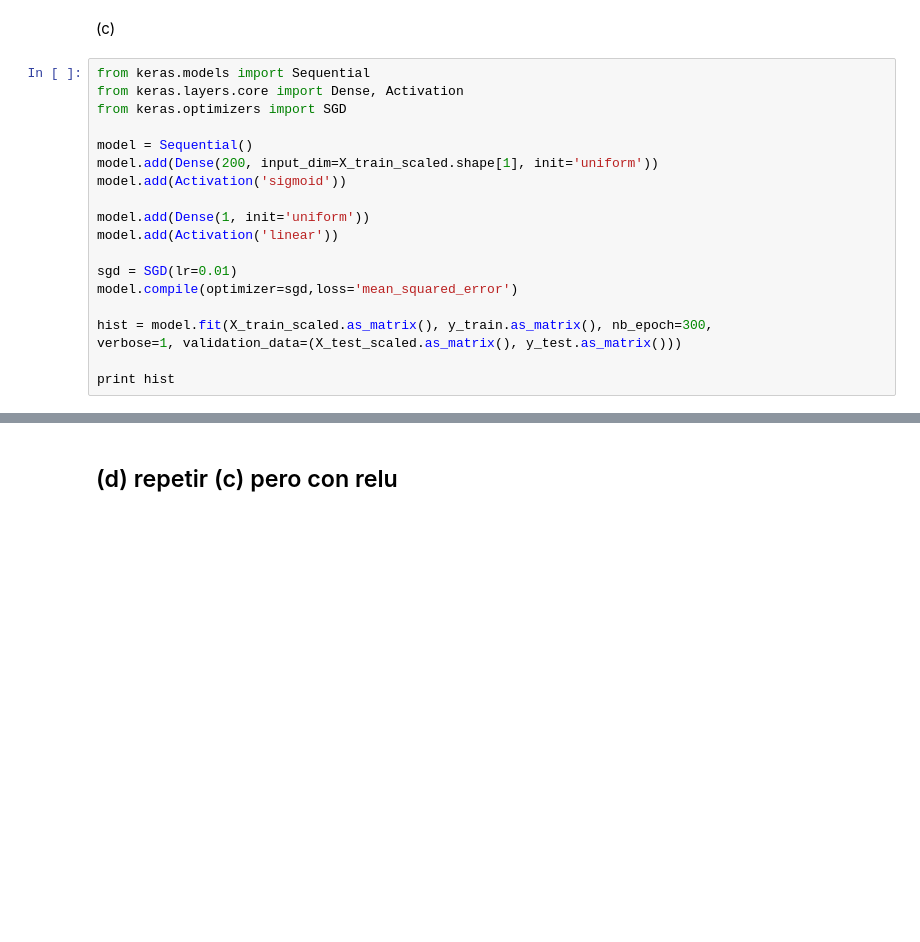
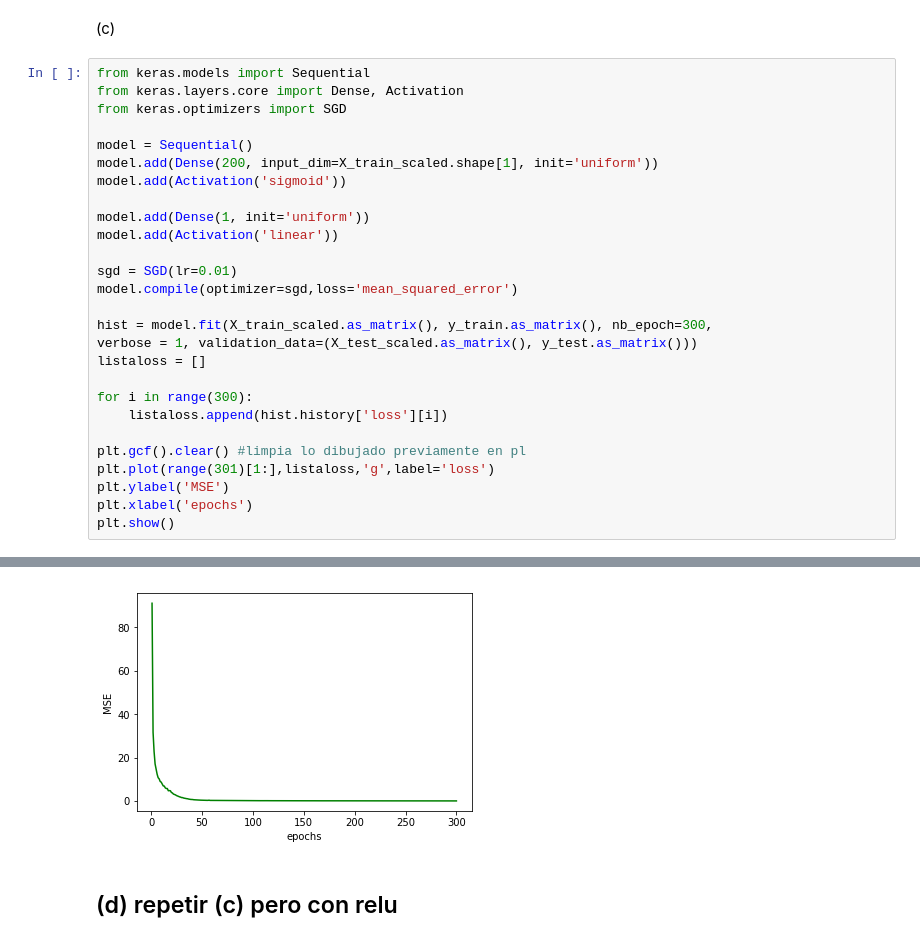
Before and after one commit to felipeavaria/Redes_Neuronales_Artificiales, a Jupyter notebook: Tarea-1/3_prediccion.ipynb, the cells around one changed output, grey strips where cells are left out. Drawn from its saved outputs; the diff is of its cells as text; blank space fills up the shorter version.

```diff
--- a/Tarea-1/3_prediccion.ipynb
+++ b/Tarea-1/3_prediccion.ipynb
@@ -60,9 +61,17 @@ sgd = SGD(lr=0.01)
 model.compile(optimizer=sgd,loss='mean_squared_error')
 
 hist = model.fit(X_train_scaled.as_matrix(), y_train.as_matrix(), nb_epoch=300,
-verbose=1, validation_data=(X_test_scaled.as_matrix(), y_test.as_matrix()))
+verbose = 1, validation_data=(X_test_scaled.as_matrix(), y_test.as_matrix()))
+listaloss = []
 
-print hist
+for i in range(300):
+    listaloss.append(hist.history['loss'][i])
+
+plt.gcf().clear() #limpia lo dibujado previamente en pl
+plt.plot(range(301)[1:],listaloss,'g',label='loss')
+plt.ylabel('MSE')
+plt.xlabel('epochs')
+plt.show()
 # %% [output]
 Train on 379 samples, validate on 127 samples
 Epoch 1/300
@@ -84,3 +93,4 @@ Epoch 300/300
+[figure, added]
 # %% [markdown]
 ## (d) repetir (c) pero con relu
 # %%
```
Also changed, not shown: parts of 10 cells of this notebook.
